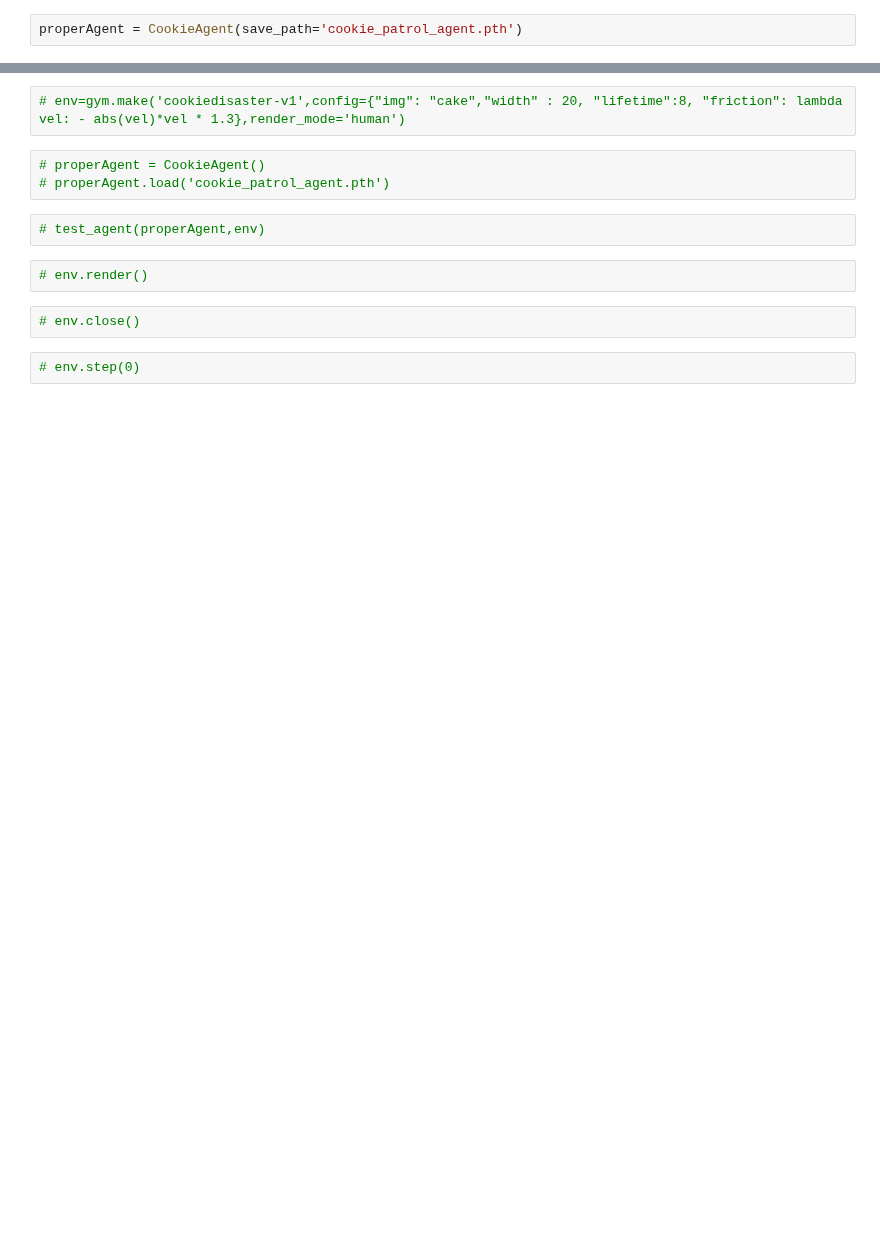
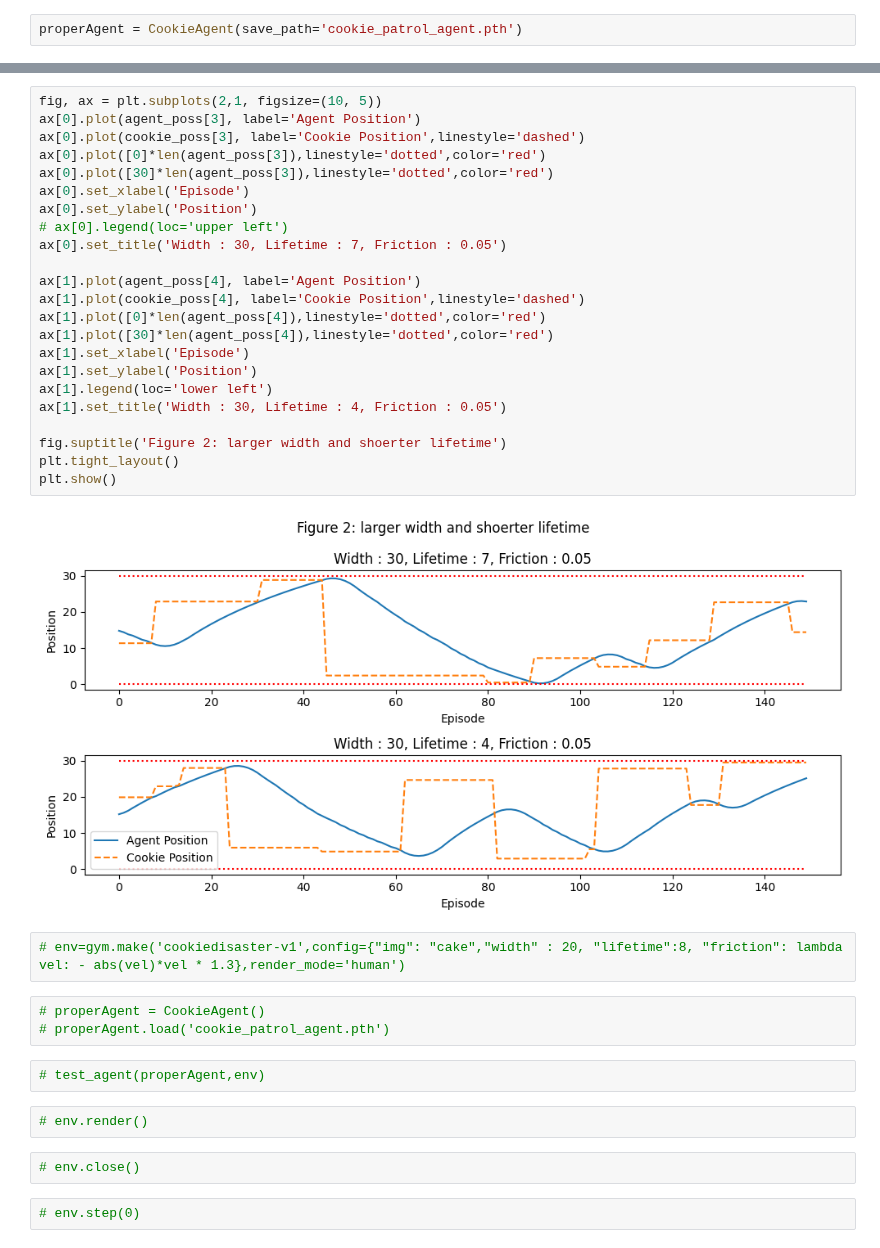
Before and after one commit to saraahmadi3/inf368, a Jupyter notebook: project/task2.ipynb, the cells around one changed output, grey strips where cells are left out. Drawn from its saved outputs; the diff is of its cells as text; blank space fills up the shorter version.

```diff
--- a/project/task2.ipynb
+++ b/project/task2.ipynb
@@ -236,3 +265,28 @@ plt.show()
+# %%
+fig, ax = plt.subplots(2,1, figsize=(10, 5))
+ax[0].plot(agent_poss[3], label='Agent Position')
+ax[0].plot(cookie_poss[3], label='Cookie Position',linestyle='dashed')
+ax[0].plot([0]*len(agent_poss[3]),linestyle='dotted',color='red')
+ax[0].plot([30]*len(agent_poss[3]),linestyle='dotted',color='red')
+ax[0].set_xlabel('Episode')
+ax[0].set_ylabel('Position')
+# ax[0].legend(loc='upper left')
+ax[0].set_title('Width : 30, Lifetime : 7, Friction : 0.05')
+
+ax[1].plot(agent_poss[4], label='Agent Position')
+ax[1].plot(cookie_poss[4], label='Cookie Position',linestyle='dashed')
+ax[1].plot([0]*len(agent_poss[4]),linestyle='dotted',color='red')
+ax[1].plot([30]*len(agent_poss[4]),linestyle='dotted',color='red')
+ax[1].set_xlabel('Episode')
+ax[1].set_ylabel('Position')
+ax[1].legend(loc='lower left')
+ax[1].set_title('Width : 30, Lifetime : 4, Friction : 0.05')
+
+fig.suptitle('Figure 2: larger width and shoerter lifetime')
+plt.tight_layout()
+plt.show()
+# %% [output]
+[figure, added]
 # %%
 # env=gym.make('cookiedisaster-v1',config={"img": "cake","width" : 20, "lifetime":8, "friction": lambda vel: - abs(vel)*vel * 1.3},render_mode='human')
 # %%
```
Also changed, not shown: parts of 6 cells of this notebook, 2 other files.
